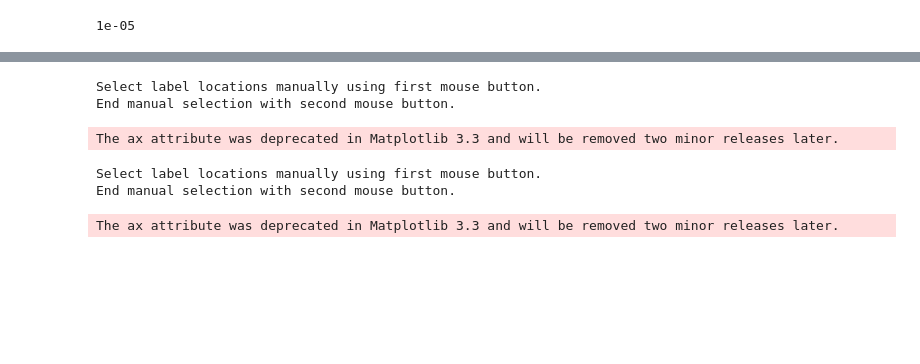
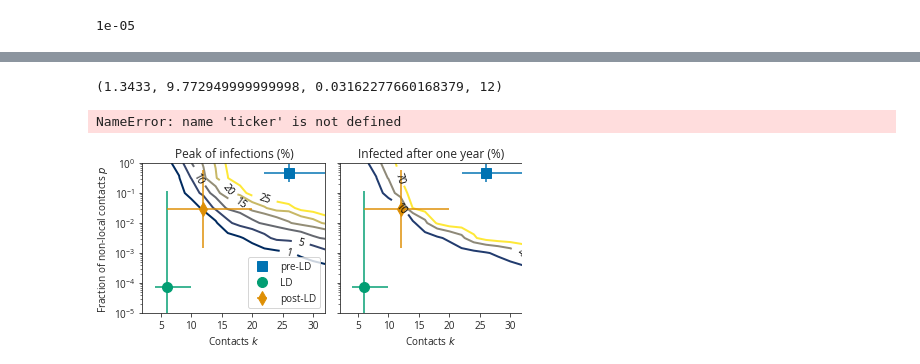
Before and after one commit to sisyga/covidnetwork, a Jupyter notebook: simulation_analysis.ipynb, the cells around one changed output, grey strips where cells are left out. Drawn from its saved outputs; the diff is of its cells as text; code cells hidden in the pictures; blank space fills up the shorter version.

```diff
--- a/simulation_analysis.ipynb
+++ b/simulation_analysis.ipynb
@@ -333,64 +310,76 @@ Warning: Cannot change to a different GUI toolkit: tk. Using qt5 instead.
+# %%
+indp = 7
+indk = 5
+peaks[indp, indk] / n_tot * 100, cum_infected[indp, indk, -1] / n_tot * 100,  ps[indp], k_offblock[indk]  # peak with before-LD parameters
+# %% [output]
+(1.3433, 9.772949999999998, 0.03162277660168379, 12)
 # %%
 tmax = 365
+manual = 0
 w = figwidth
+lw = 2
 fig, axs = plt.subplots(nrows=1, ncols=2, sharey=True, sharex=True, tight_layout=True, figsize=(w, 0.8*w/golden_ratio))
 
-medianp1 = 0.0026864098251731285
+
+medianp1 = 7.511228309869421e-05
+lowerp1 = 1.2903750564053015e-07
+upperp1 = 0.11578674876657949
+
 medianp2 = 0.4830784091511589
+lowerp2 = 0.22608065801071853
+upperp2 = 0.9374843493989065
+
 medianp3 = 0.029880368815957712
-lowerp1 = 3.2608862925194104e-07
-upperp1 = 0.008796264282873235
-upperp2 = 0.9240332785928975
-lowerp2 = 0.27332502455159463
-lowerp3 = 0.0018008053510015826
-upperp3 = 0.402294687545955
+lowerp3 = 0.0014147786947638868
+upperp3 = 0.5982238362735793
 
 plt.sca(axs[0])
 # plt.xlim(5, 22)
 
 
 plt.xlim(2, 32)
-plt.ylim(5e-4, 1)
+plt.ylim(1e-5, 1)
 # plt.arrow(14.5, 0.35, 1, 0.05, length_includes_head=True, color='r', width=0.01, head_width=0.05, overhang=5, label='pre-LD')
 
 plt.yscale('log')
 cs = plt.contour(k_offblock, ps, peaks / n_tot * 100, cmap='cividis', levels=[0, 1, 5, 10, 15, 20, 25], linewidths=2)
-plt.clabel(cs, fmt='%1.0f', colors='k', manual=True)
-plt.errorbar([26], [medianp2], fmt='r*', ms=10, label='pre-LD', xerr=((4,), (6,)),
+plt.clabel(cs, fmt='%1.0f', colors='k', manual=manual)
+
+plt.errorbar([26], [medianp2], fmt='s', c='C0', ms=10, label='pre-LD', xerr=((4,), (6,)),
              yerr=((medianp2-lowerp2, ), (upperp2-medianp2,)))
 
 # plt.plot([20], [0.09], 'r', linestyle='none', marker='$\\nearrow$', label='pre-LD', ms=15)
-plt.errorbar([6], [medianp1], fmt='bo', ms=10, label='LD', yerr=((medianp1-lowerp1, ), (upperp1-medianp1,)))
-plt.errorbar([12], [medianp3], fmt='gd', ms=10, label='post-LD', yerr=((medianp3-lowerp3, ), (upperp3-medianp3,)),
-            xerr=((6, ), (8,)))
+plt.errorbar([6], [medianp1], fmt='o', ms=10, label='LD', yerr=((medianp1-lowerp1, ), (upperp1-medianp1,)), c='C2',
+             xerr=((2, ), (4,)))
+plt.errorbar([12], [medianp3], fmt='d', ms=10, label='post-LD', yerr=((medianp3-lowerp3, ), (upperp3-medianp3,)),
+            xerr=((6, ), (8,)), c='C1')
 plt.xlabel('Contacts $k$')
 plt.title('Peak of infections (%)')
 plt.ylabel('Fraction of non-local contacts $p$')
 # plt.plot([0, 32], [0, 0.66], 'g--')
 
-plt.legend(loc='upper left')
+# plt.legend(loc='upper center', bbox_to_anchor=(1., -0.4), ncol=3)
+plt.legend()
 
 plt.sca(axs[1])
 # plt.plot([20], [0.09], 'r', linestyle='none', marker='$\\nearrow$', label='pre-LD', ms=15)
 cs = plt.contour(k_offblock, ps, cum_infected[..., tmax] / n_tot * 100, cmap='cividis', levels=[0, 10, 40, 70],
                  linewidths=2)
-plt.clabel(cs, fmt='%1.0f', colors='k', manual=True)
-plt.errorbar([26], [medianp2], fmt='r*', ms=10, label='pre-LD', xerr=((4,), (6,)),
+plt.clabel(cs, fmt='%1.0f', colors='k', manual=manual)
+
+plt.errorbar([26], [medianp2], fmt='s', ms=10, label='pre-LD', xerr=((4,), (6,)), c='C0',
              yerr=((medianp2-lowerp2, ), (upperp2-medianp2,)))
-plt.errorbar([6], [medianp1], fmt='bo', ms=10, label='LD', yerr=((medianp1-lowerp1, ), (upperp1-medianp1,)))
-plt.errorbar([12], [medianp3], fmt='gd', ms=10, label='post-LD', yerr=((medianp3-lowerp3, ), (upperp3-medianp3,)),
-            xerr=((6, ), (8,)))
+plt.errorbar([6], [medianp1], fmt='o', ms=10, label='LD', yerr=((medianp1-lowerp1, ), (upperp1-medianp1,)), c='C2',
+             xerr=((2, ), (4,)))
+plt.errorbar([12], [medianp3], fmt='d', ms=10, label='post-LD', yerr=((medianp3-lowerp3, ), (upperp3-medianp3,)),
+            xerr=((6, ), (8,)), c='C1')
 plt.xlabel('Contacts $k$')
 plt.title('Infected after one year (%)')
 axs[1].xaxis.set_major_formatter(ticker.FormatStrFormatter('%0.0f'))
 axs[1].xaxis.set_minor_formatter(ticker.FormatStrFormatter('%0.0f'))
-
+label_axes(fig)
 # plt.show()
-# plt.savefig('./figures/paramscan_nolog.svg', bbox_inches='tight', pad_inches=0)
+# plt.savefig('./figures/paramscan_log_updated.svg', bbox_inches='tight', pad_inches=0)
 # %% [output]
-Select label locations manually using first mouse button.
-End manual selection with second mouse button.
+NameError: name 'ticker' is not defined
-The ax attribute was deprecated in Matplotlib 3.3 and will be removed two minor releases later.
-Select label locations manually using first mouse button.
-End manual selection with second mouse button.
-The ax attribute was deprecated in Matplotlib 3.3 and will be removed two minor releases later.
+[figure, added]
```
Also changed, not shown: parts of 26 cells of this notebook, 32 other files.
